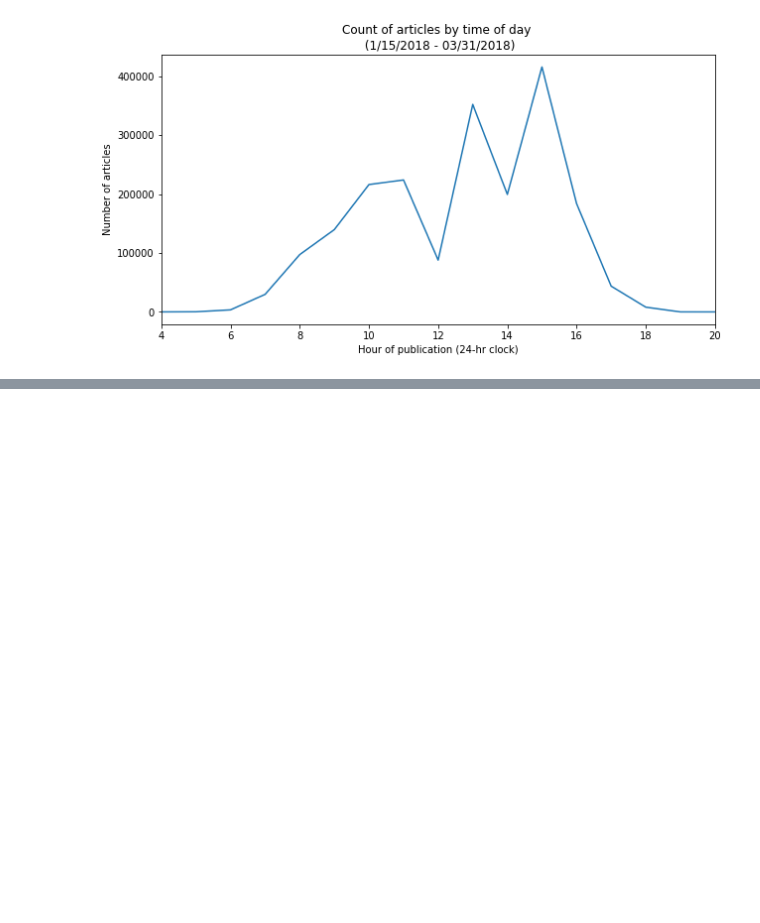
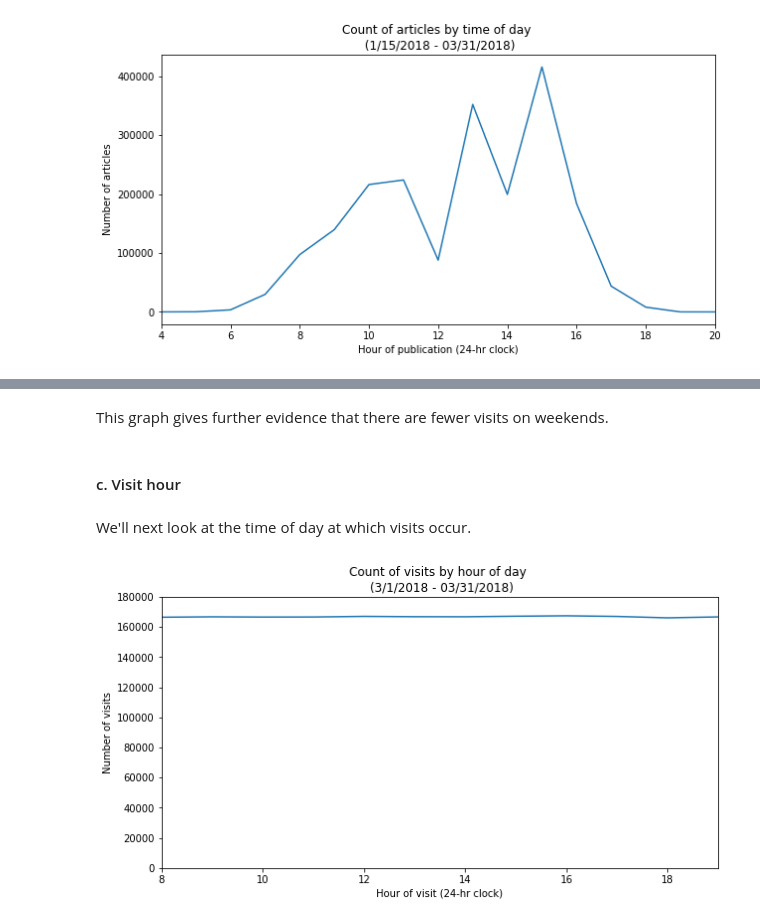
Before and after one commit to dan55/atlantic-elkin, a Jupyter notebook: analysis.ipynb, the cells around one changed output, grey strips where cells are left out. Saved outputs shown, nothing was run; the diff lists cells and outputs as text; code cells hidden in the pictures; blank space fills up the shorter version.

```diff
--- a/analysis.ipynb
+++ b/analysis.ipynb
@@ -174,0 +171,16 @@ ax.set_ylim(0, 200000)
+# %% [markdown]
+This graph gives further evidence that there are fewer visits on weekends.
+# %% [markdown]
+#### c. Visit hour
+# %% [markdown]
+We'll next look at the time of day at which visits occur.
+# %%
+grouped = df.groupby("visit_hour").visit_hour.count()
+
+plot_df(grouped,
+        title="Count of visits by hour of day \n (3/1/2018 - 03/31/2018)",
+        xlab="Hour of visit (24-hr clock)",
+        ylab="Number of visits",
+        ylim=(0, 180000))
+# %% [output]
+[figure, added]
```
Also changed, not shown: parts of 31 cells of this notebook, 1 other file.
